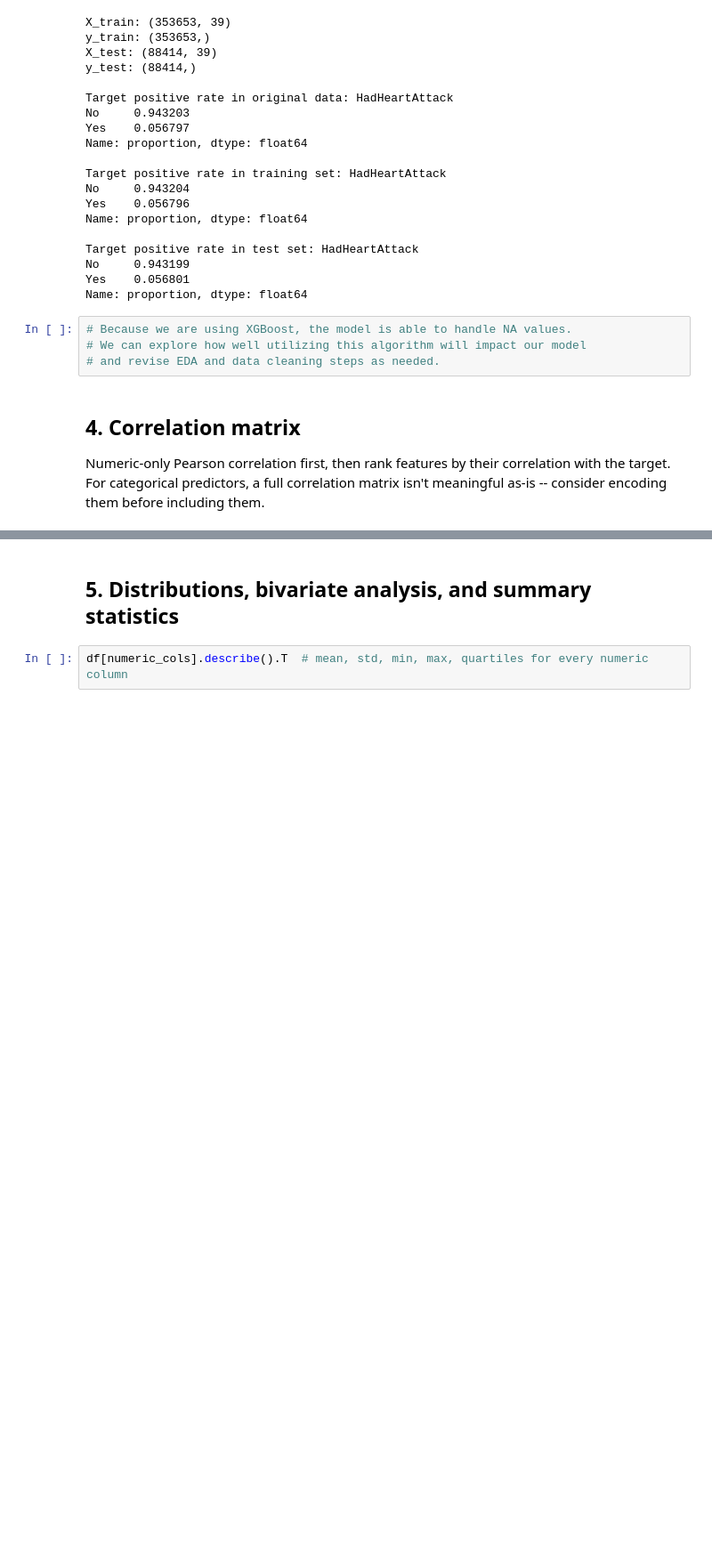
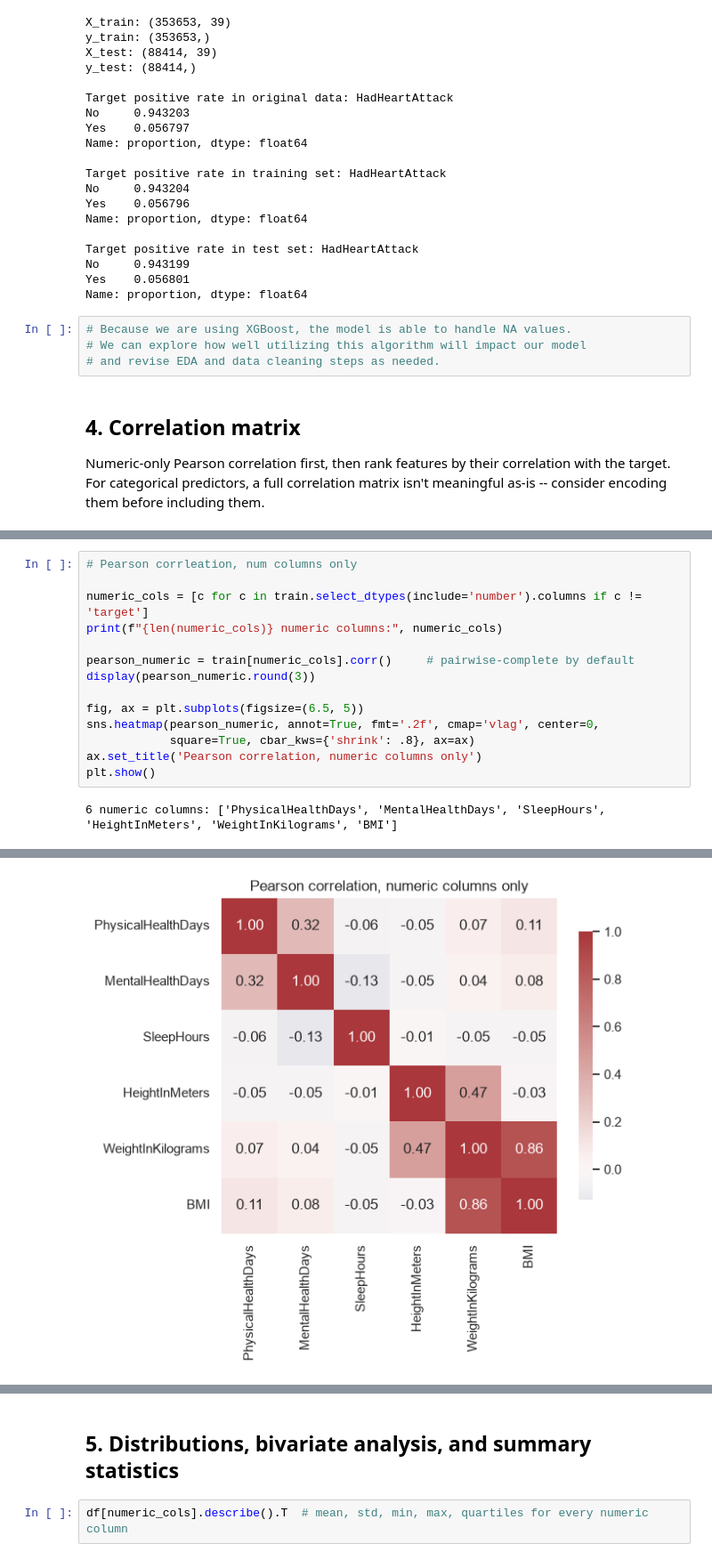
Before and after one commit to Break-Through-Tech/Healthcare-2A-predicting-heart-disease-risk-from-health-survey-indicators, a Jupyter notebook: Notebooks/milestone1_eda_starter.ipynb, the cells around one changed output, grey strips where cells are left out. Shown at 89% size. Drawn from its saved outputs; the diff is of its cells as text; blank space fills up the shorter version.

```diff
--- a/Notebooks/milestone1_eda_starter.ipynb
+++ b/Notebooks/milestone1_eda_starter.ipynb
@@ -255,0 +280,16 @@ target_col = 'HadHeartAttack'
+# %%
+# Pearson corrleation, num columns only
+
+numeric_cols = [c for c in train.select_dtypes(include='number').columns if c != 'target']
+print(f"{len(numeric_cols)} numeric columns:", numeric_cols)
+
+pearson_numeric = train[numeric_cols].corr()     # pairwise-complete by default
+display(pearson_numeric.round(3))
+
+fig, ax = plt.subplots(figsize=(6.5, 5))
+sns.heatmap(pearson_numeric, annot=True, fmt='.2f', cmap='vlag', center=0,
+            square=True, cbar_kws={'shrink': .8}, ax=ax)
+ax.set_title('Pearson correlation, numeric columns only')
+plt.show()
+# %% [output]
+6 numeric columns: ['PhysicalHealthDays', 'MentalHealthDays', 'SleepHours', 'HeightInMeters', 'WeightInKilograms', 'BMI']
@@ -255,0 +303 @@ target_col = 'HadHeartAttack'
+[figure, added]
```
Also changed, not shown: parts of 11 cells of this notebook.
